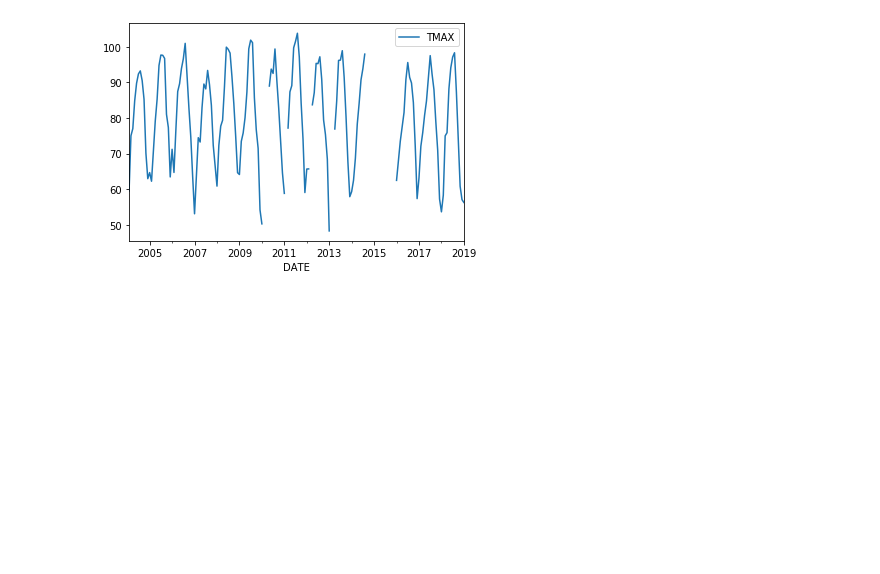
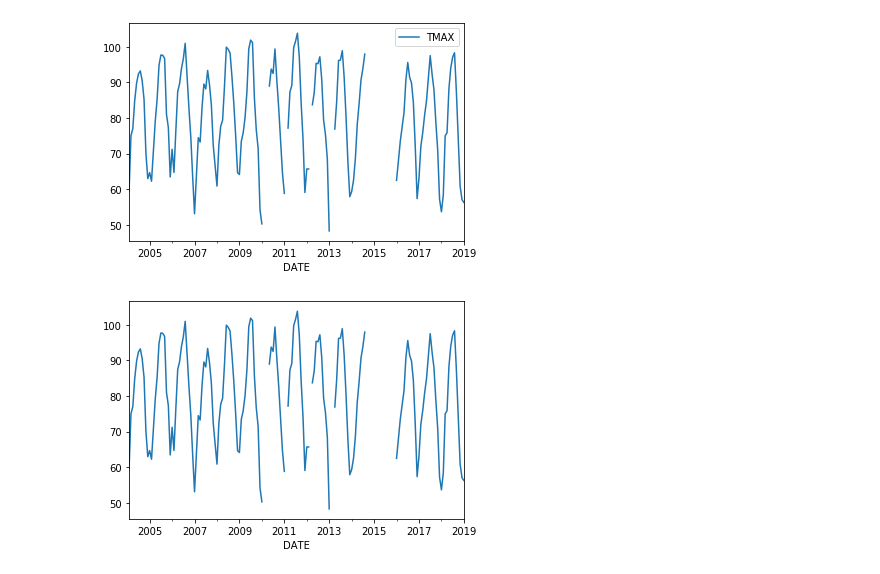
Before and after one commit to ravinder79/Climate-, a Jupyter notebook: climate_analysis.ipynb, the cells around one changed output. Cells and saved outputs as stored; diff of their text form; code cells hidden in the pictures; blank space fills up the shorter version.

```diff
--- a/climate_analysis.ipynb
+++ b/climate_analysis.ipynb
@@ -68,3 +69,9 @@ df.resample('M').mean().reset_index().plot(x = 'DATE', y = "TMAX")
 # %% [output]
 <matplotlib.axes._subplots.AxesSubplot at 0x...>
 [figure]
+# %%
+#resample start of month
+df.TMAX.resample('MS').mean().plot()
+plt.show()
+# %% [output]
+[figure, added]
```
Also changed, not shown: parts of 1 cell of this notebook.
